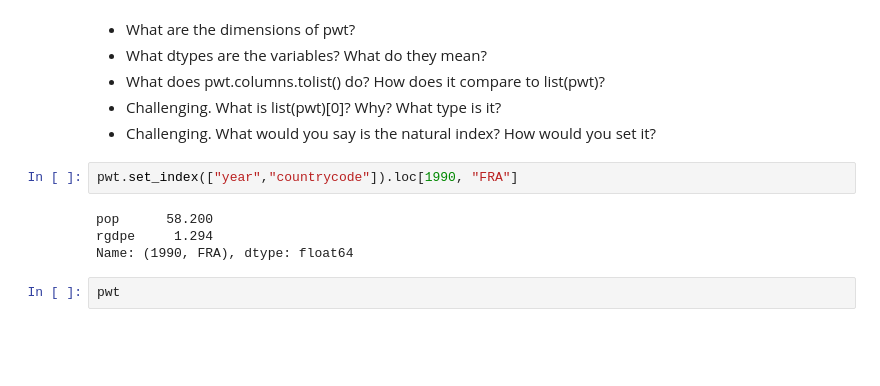
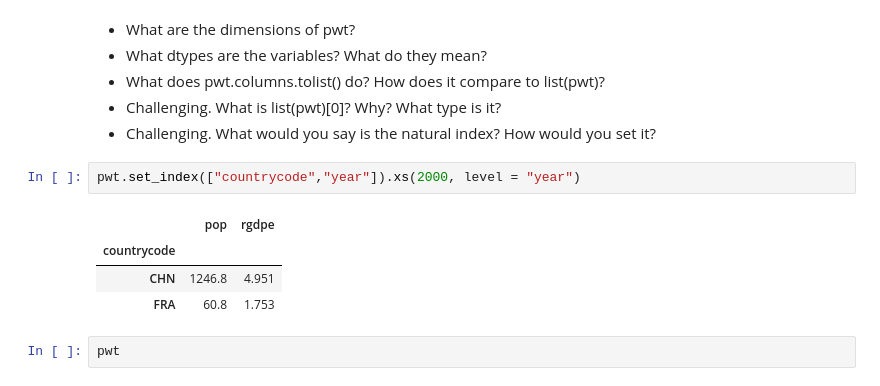
Before and after one commit to mwaugh0328/data_bootcamp_spring_2018, a Jupyter notebook: week4/intro_to_pandas.ipynb, the cells around one changed output. Drawn from its saved outputs; the diff is of its cells as text; blank space fills up the shorter version.

```diff
--- a/week4/intro_to_pandas.ipynb
+++ b/week4/intro_to_pandas.ipynb
@@ -113,12 +113,13 @@ pwt = pd.DataFrame(pwt_data)
 * What does pwt.columns.tolist() do? How does it compare to list(pwt)?
 * Challenging. What is list(pwt)[0]? Why? What type is it?
 * Challenging. What would you say is the natural index? How would you set it?
-# %%
-pwt.set_index(["year","countrycode"]).loc[1990, "FRA"]
-# %% [output]
-pop      58.200
-rgdpe     1.294
-Name: (1990, FRA), dtype: float64
+# %%
+pwt.set_index(["countrycode","year"]).xs(2000, level = "year")
+# %% [output]
+|  | pop | rgdpe |
+| countrycode |  |  |
+| CHN | 1246.8 | 4.951 |
+| FRA | 60.8 | 1.753 |
 # %%
 pwt
 # %% [output]
```
Also changed, not shown: parts of 1 cell of this notebook.
